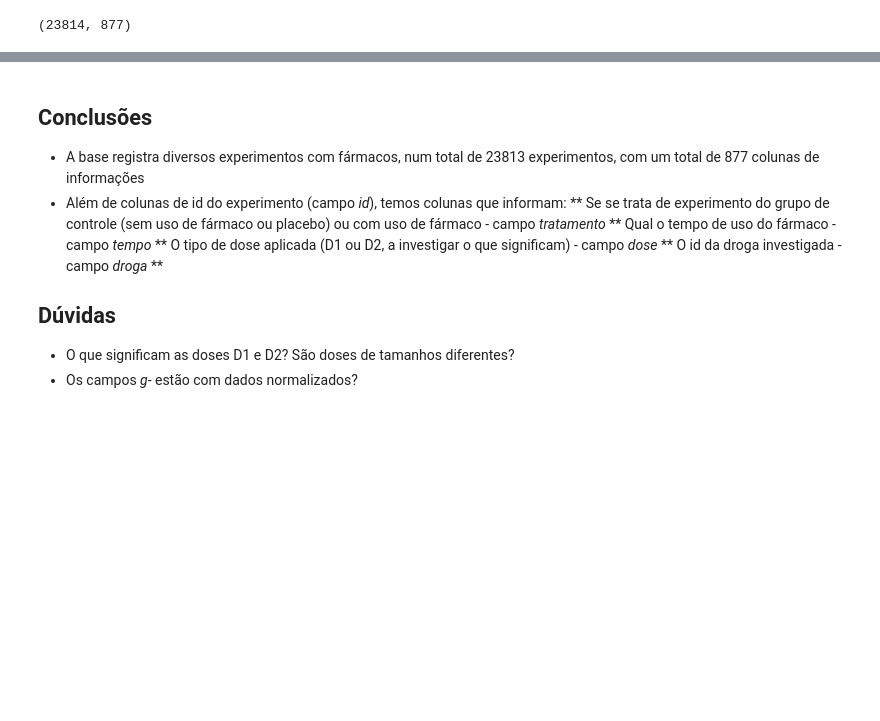
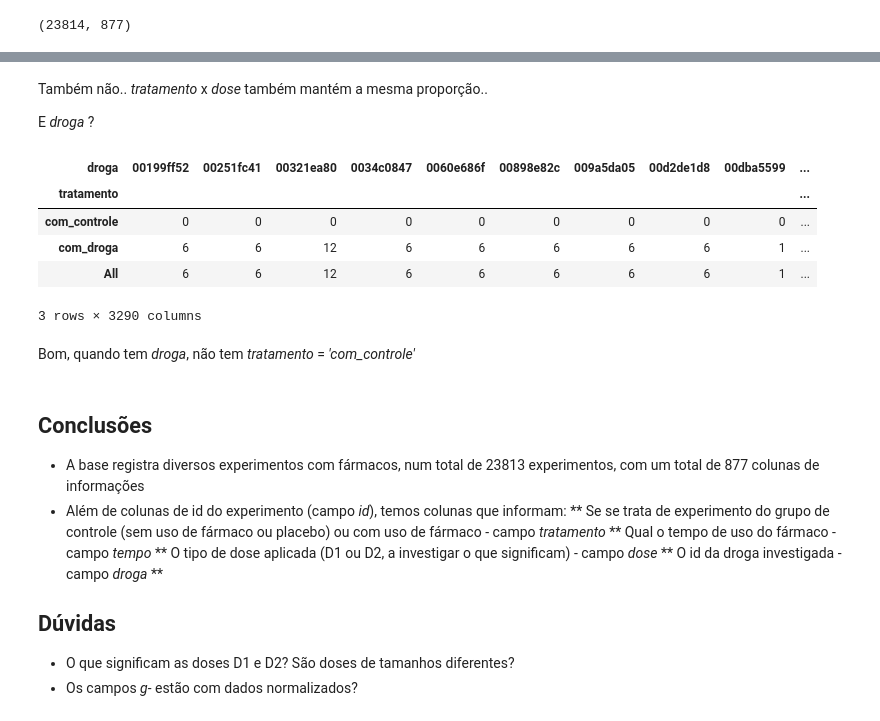
Before and after one commit to llrt/alura-imersaodados3, a Jupyter notebook: alura_imersaodados3_aula1.ipynb, the cells around one changed output, grey strips where cells are left out. Drawn from its saved outputs; the diff is of its cells as text; code cells hidden in the pictures; blank space fills up the shorter version.

```diff
--- a/alura_imersaodados3_aula1.ipynb
+++ b/alura_imersaodados3_aula1.ipynb
@@ -58,3 +111,18 @@ dados.tail(n=10) # 10 últimas linhas da base
+# %% [markdown]
+Também não.. _tratamento_ x _dose_ também mantém a mesma proporção..
+
+E _droga_ ?
+# %%
+pd.crosstab(dados.tratamento, dados.droga, margins=True)
+# %% [output]
+| droga | 00199ff52 | 00251fc41 | 00321ea80 | 0034c0847 | 0060e686f | 00898e82c | 009a5da05 | 00d2de1d8 | 00dba5599 | ... |
+| tratamento |  |  |  |  |  |  |  |  |  | ... |
+| com_controle | 0 | 0 | 0 | 0 | 0 | 0 | 0 | 0 | 0 | ... |
+| com_droga | 6 | 6 | 12 | 6 | 6 | 6 | 6 | 6 | 1 | ... |
+| All | 6 | 6 | 12 | 6 | 6 | 6 | 6 | 6 | 1 | ... |
+3 rows × 3290 columns
+# %% [markdown]
+Bom, quando tem _droga_, não tem _tratamento_ = _'com_controle'_
 # %% [markdown]
 ## Conclusões
 
```
Also changed, not shown: parts of 16 cells of this notebook.
